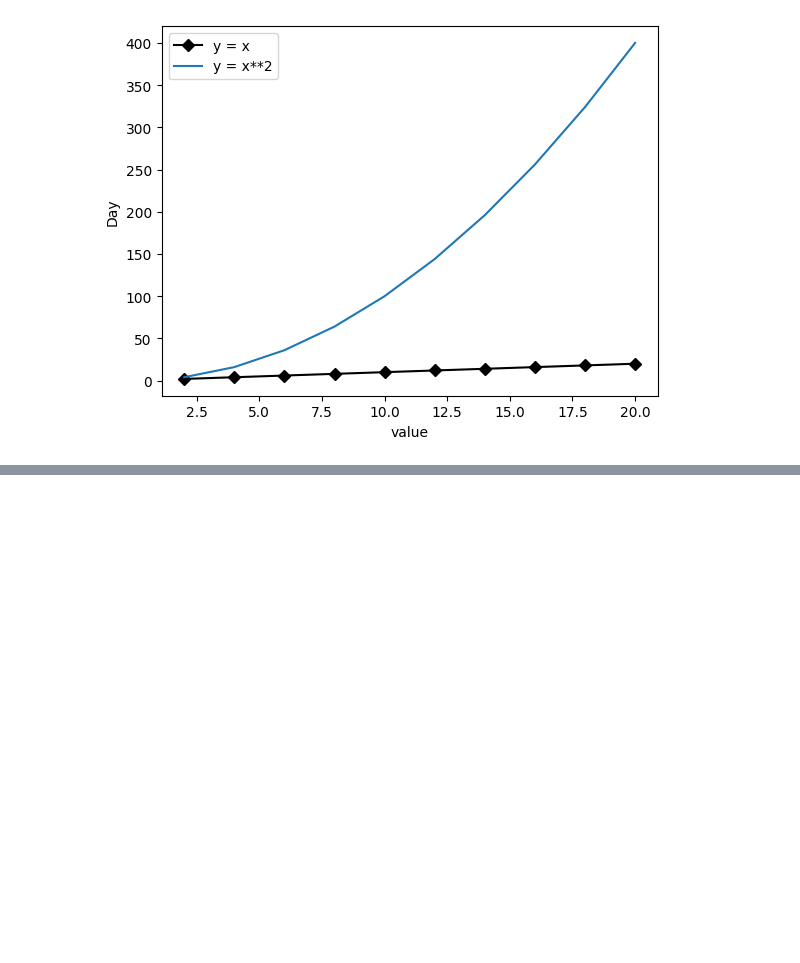
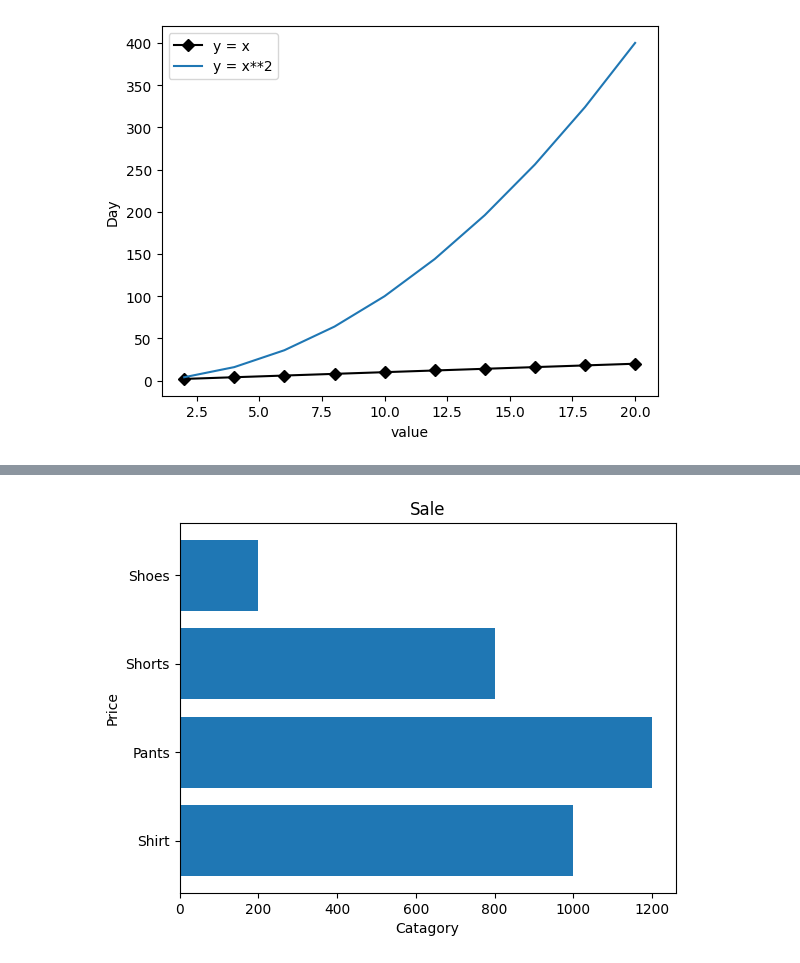
Before and after one commit to AofKMUTNB/Data, a Jupyter notebook: Python Data Visualization.ipynb, the cells around one changed output, grey strips where cells are left out. Drawn from its saved outputs; the diff is of its cells as text; code cells hidden in the pictures; blank space fills up the shorter version.

```diff
--- a/Python Data Visualization.ipynb
+++ b/Python Data Visualization.ipynb
@@ -38,0 +53,8 @@ plt.show
+# %%
+plt.barh(x,y)
+plt.title('Sale')
+plt.xlabel('Catagory')
+plt.ylabel('Price')
+plt.show()
+# %% [output]
+[figure, added]
```
Also changed, not shown: parts of 6 cells of this notebook, 1 other file.
